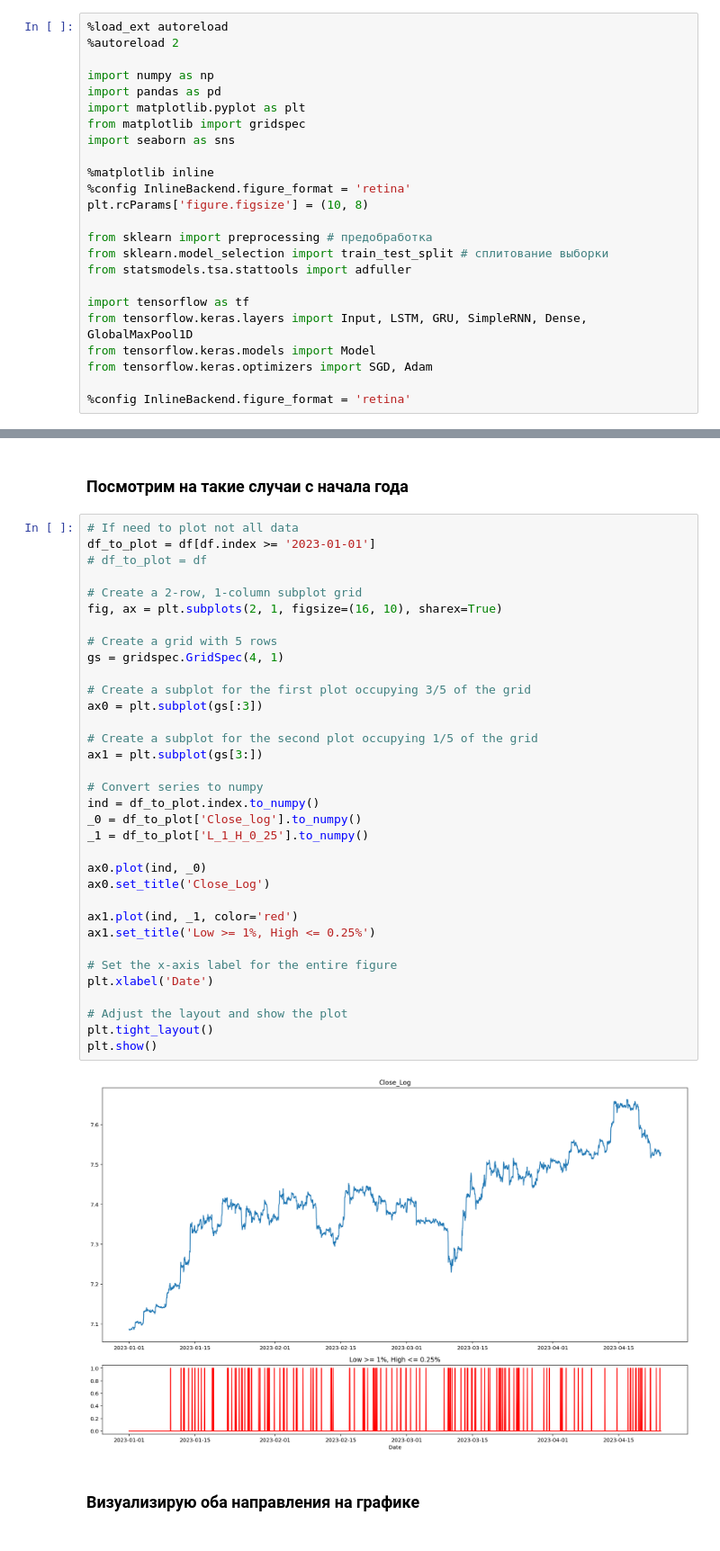
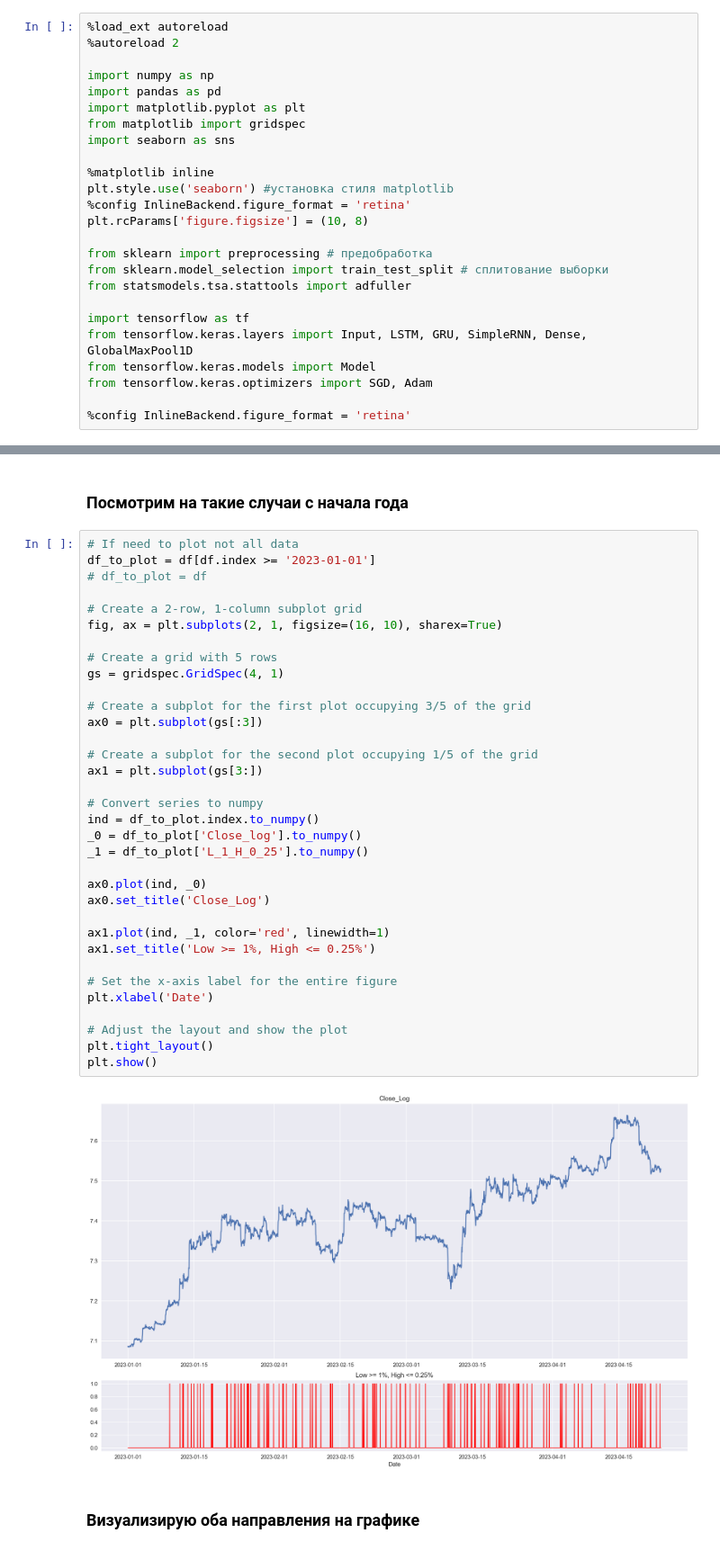
Before and after one commit to Chepell/SF_DS_Pro, a Jupyter notebook: 01_TensorFlow/ETH_EDA_Target_Feature.ipynb, the cells around one changed output, grey strips where cells are left out. Shown: that part at 90% size. Saved outputs shown, nothing was run; the diff lists cells and outputs as text.

```diff
--- a/01_TensorFlow/ETH_EDA_Target_Feature.ipynb
+++ b/01_TensorFlow/ETH_EDA_Target_Feature.ipynb
@@ -54,6 +54,7 @@ from matplotlib import gridspec
 import seaborn as sns
 
 %matplotlib inline
+plt.style.use('seaborn') #установка стиля matplotlib
 %config InlineBackend.figure_format = 'retina'
 plt.rcParams['figure.figsize'] = (10, 8)
 
@@ -381,35 +382,35 @@ df_to_plot = df[df.index >= '2023-01-01']
 
 # Create a 2-row, 1-column subplot grid
 fig, ax = plt.subplots(2, 1, figsize=(16, 10), sharex=True)
 
 # Create a grid with 5 rows
 gs = gridspec.GridSpec(4, 1)
 
 # Create a subplot for the first plot occupying 3/5 of the grid
 ax0 = plt.subplot(gs[:3])
 
 # Create a subplot for the second plot occupying 1/5 of the grid
 ax1 = plt.subplot(gs[3:])
 
 # Convert series to numpy
 ind = df_to_plot.index.to_numpy()
 _0 = df_to_plot['Close_log'].to_numpy()
 _1 = df_to_plot['L_1_H_0_25'].to_numpy()
 
 ax0.plot(ind, _0)
 ax0.set_title('Close_Log')
 
-ax1.plot(ind, _1, color='red')
+ax1.plot(ind, _1, color='red', linewidth=1)
 ax1.set_title('Low >= 1%, High <= 0.25%')
 
 # Set the x-axis label for the entire figure
 plt.xlabel('Date')
 
 # Adjust the layout and show the plot
 plt.tight_layout()
 plt.show()
 # %% [output]
-[figure, old version]
+[figure, new version]
 # %% [markdown]
 ### Визуализирую оба направления на графике
 # %%
```
Also changed, not shown: parts of 11 cells of this notebook, 4 other files.
